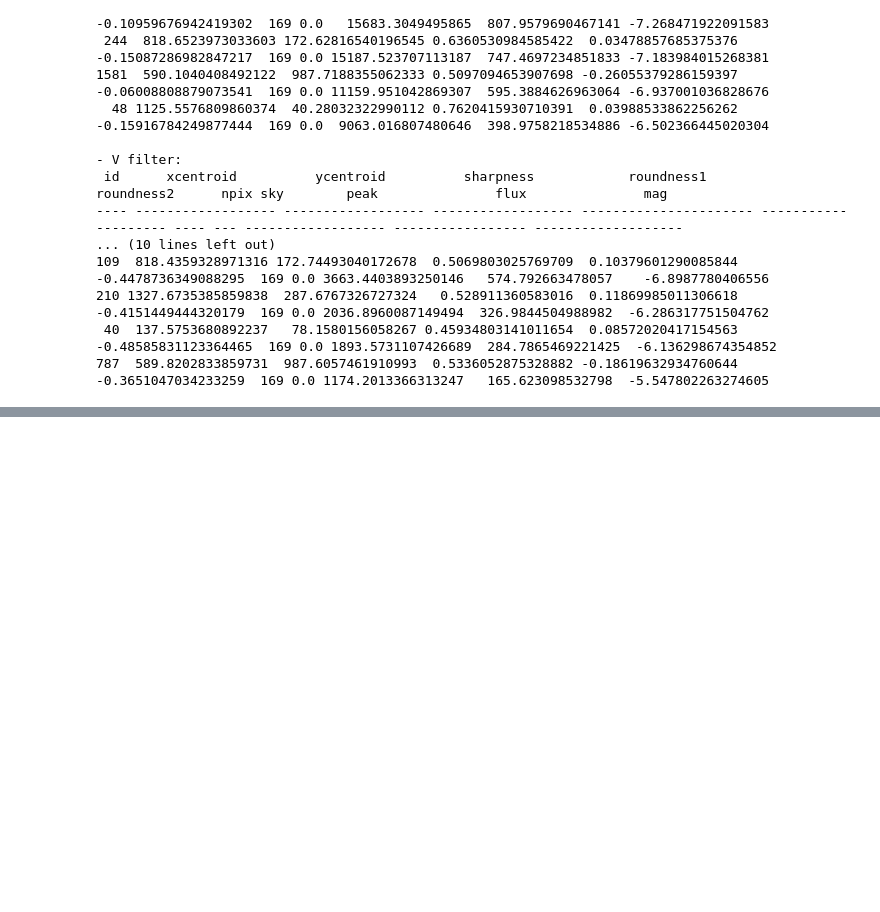
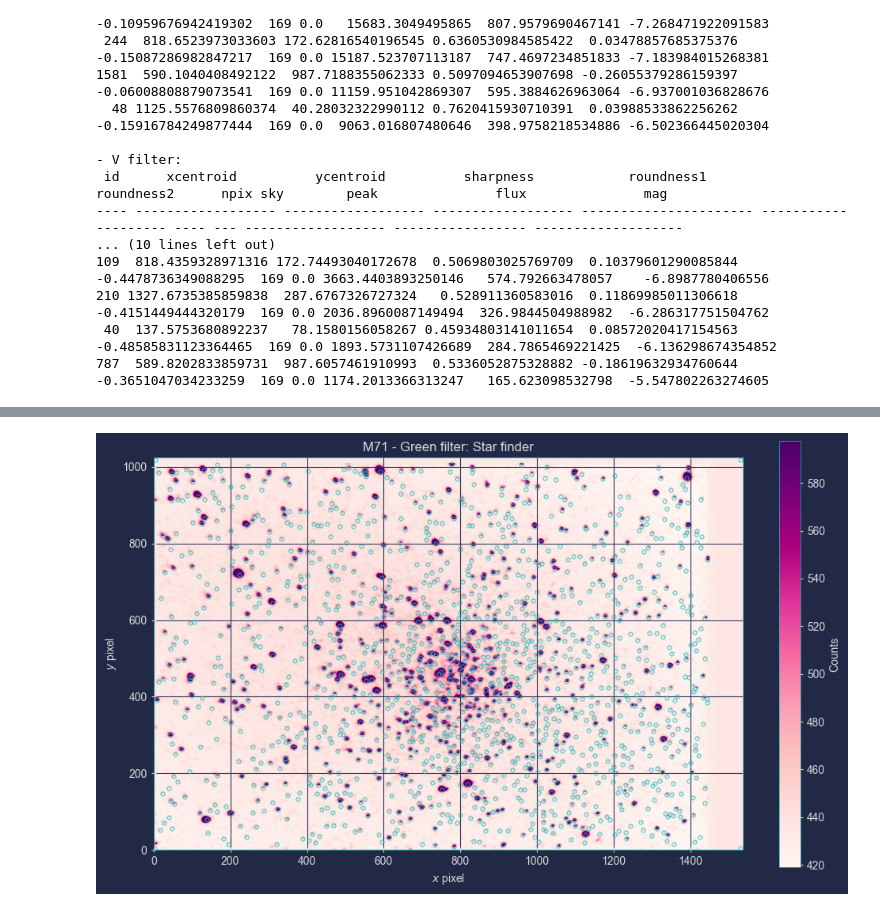
Before and after one commit to kaiuki2000/Lab_Astro_2023, a Jupyter notebook: LabAst_M71.ipynb, the cells around one changed output, grey strips where cells are left out. Drawn from its saved outputs; the diff is of its cells as text; code cells hidden in the pictures; blank space fills up the shorter version.

```diff
--- a/LabAst_M71.ipynb
+++ b/LabAst_M71.ipynb
@@ -538,0 +541,22 @@ magB = -2.5 * np.log10(brsources_b['flux']/90)
+# %%
+from photutils.detection import DAOStarFinder
+from photutils.psf import PSFPhotometry
+from photutils.background import LocalBackground
+from photutils.psf import IntegratedGaussianPRF
+
+# Find stars in the field
+dir_Light   = "C:/Users/afons/Desktop/Universidade/Lab_Astrofisica/Python/Alignment/"
+Red_frame = "Red_Stacked_aligned.fits"
+data_r = fits.open(dir_Light + Red_frame)[0].data + 0  # Here, the addition of zero (0) solves the the endian compiler issue.
+
+# Get background
+mean, median, std = sigma_clipped_stats(data_r, sigma = 5.0, maxiters = 5)
+
+# Find stars
+fit_shape = (10, 10)
+psf_model = IntegratedGaussianPRF(flux = 1, sigma = std)
+daofind = DAOStarFinder(fwhm = 10.0, threshold = 4.0 * std)  # 'peakmax' to exclude saturated stars!
+psfphot = PSFPhotometry(psf_model, fit_shape, finder = daofind, localbkg_estimator = LocalBackground(inner_radius = 15, outer_radius = 20),
+                        aperture_radius = 12)
+phot = psfphot(data_r)
+phot
@@ -538,0 +584,14 @@ magB = -2.5 * np.log10(brsources_b['flux']/90)
+# %%
+# Plot stars found
+fig = plt.figure(figsize = (12, 7))
+plt.title("M71 - Green filter: Star finder")
+l1 = np.percentile(data_r[np.isfinite(data_r)].flatten(), 1.5)
+l2 = np.percentile(data_r[np.isfinite(data_r)].flatten(), 98.5)
+plt.imshow(data_r, clim = (l1, l2), origin = 'lower')
+plt.colorbar(label = 'Counts')
+plt.plot(phot["x_fit"], phot["y_fit"], 'o', mfc = 'none', markersize = 3.5, alpha = 0.65)
+plt.xlabel(r'$x$ pixel')
+plt.ylabel(r'$y$ pixel')
+plt.show()
+# %% [output]
+[figure, added]
```
Also changed, not shown: parts of 2 cells of this notebook.
